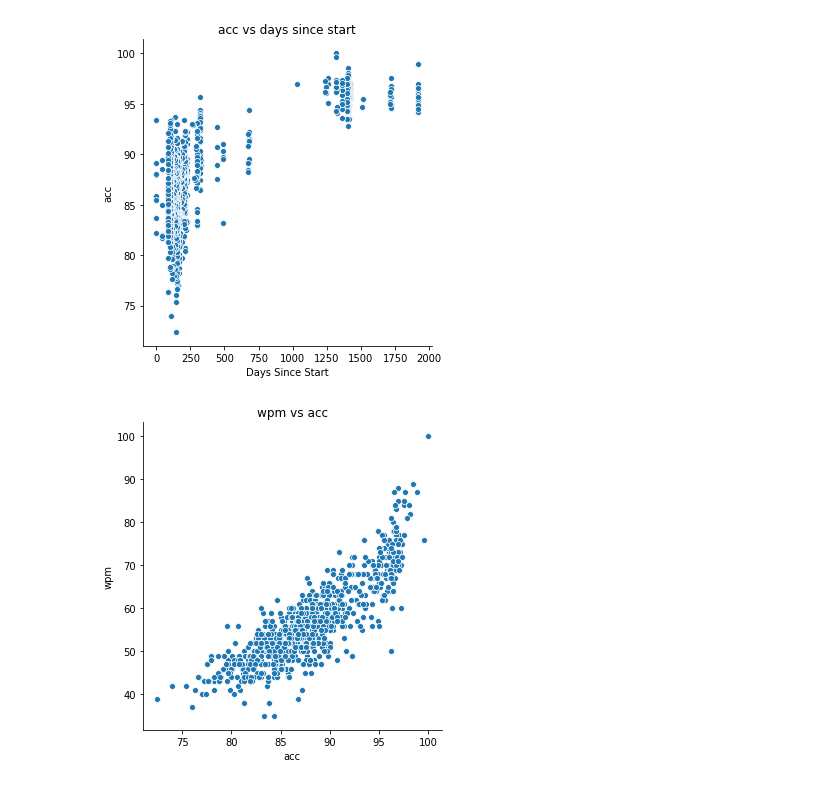
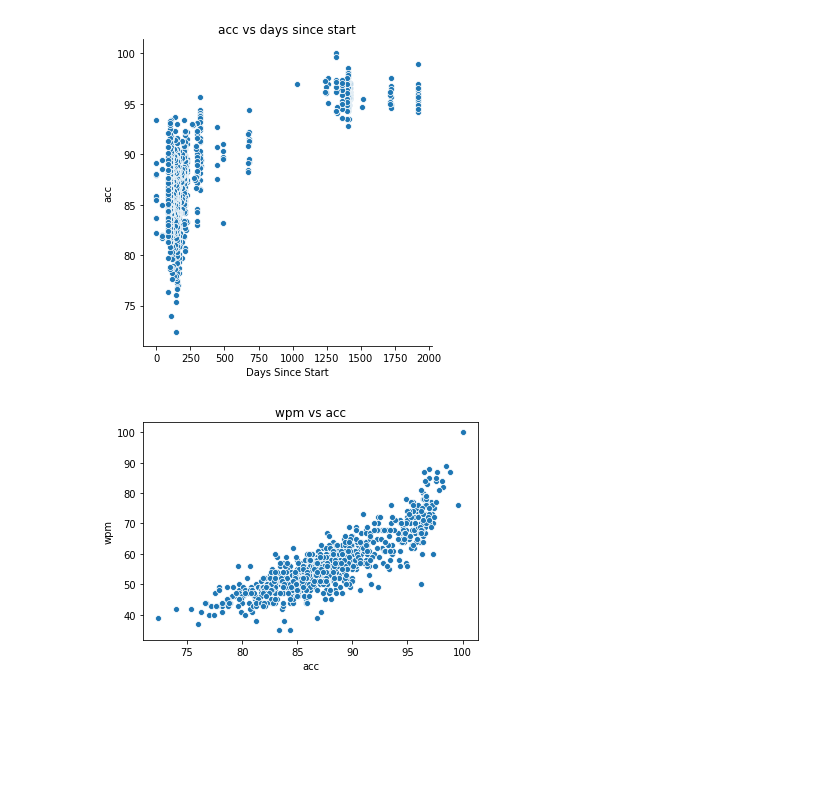
Before and after one commit to AndrewLaird/TypeRacerScrapeAndAnalyze-, a Jupyter notebook: Data Exploration.ipynb, the cells around one changed output. Cells and saved outputs as stored; diff of their text form; code cells hidden in the pictures; blank space fills up the shorter version.

```diff
--- a/Data Exploration.ipynb
+++ b/Data Exploration.ipynb
@@ -64,11 +66,11 @@ plt.show()
 # %% [output]
 [figure]
 # %%
-sns.relplot(x='acc',y='wpm',kind='scatter',data=df)
+sns.scatterplot(x='acc',y='wpm',data=df)
 plt.title("wpm vs acc")
 plt.show()
 # %% [output]
-[figure, old version]
+[figure, new version]
 # %%
 linear_plot = sns.lmplot(x='acc',y='wpm',data=df)
 plt.title("wpm vs acc")
```
Also changed, not shown: parts of 6 cells of this notebook, 7 other files.
